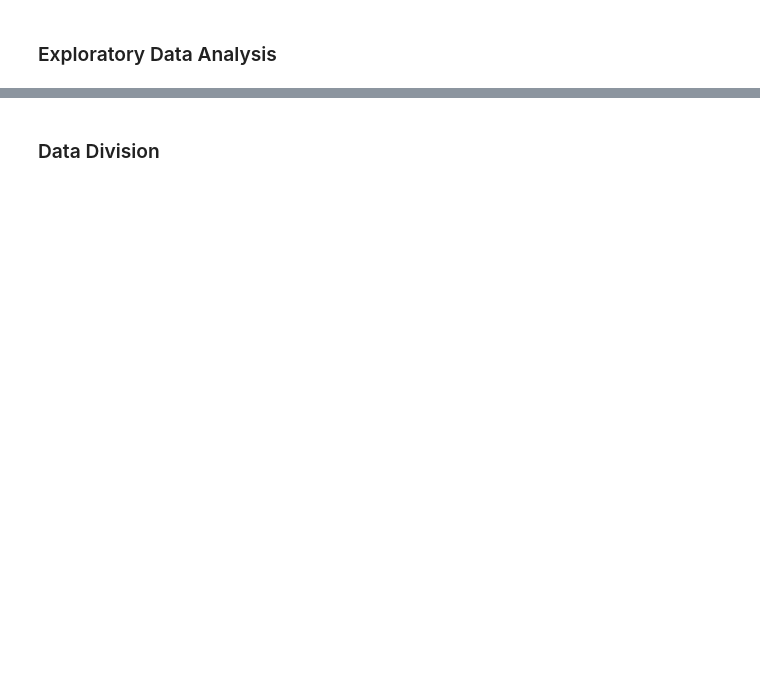
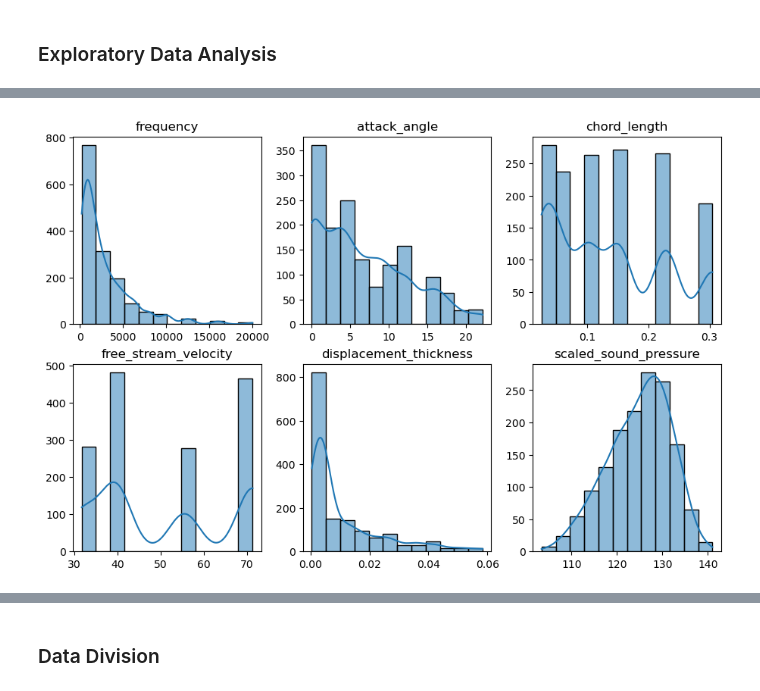
Before and after one commit to thiagoneye/master-machine_learning, a Jupyter notebook: notebooks/final_project.ipynb, the cells around one changed output, grey strips where cells are left out. Saved outputs shown, nothing was run; the diff lists cells and outputs as text; code cells hidden in the pictures; blank space fills up the shorter version.

```diff
--- a/notebooks/final_project.ipynb
+++ b/notebooks/final_project.ipynb
@@ -100,34 +145,36 @@ print(f"Duplicate data: {df.duplicated().sum()}")
 
 
 def sturges_bins(x):
     x = np.asarray(x)
     x = x[~np.isnan(x)]
     n = len(x)
     if n <= 1:
         return 1, np.inf
 
     k = math.ceil(math.log2(n)) + 1
     data_range = x.max() - x.min()
     h = data_range / k if data_range > 0 else np.inf
     h = math.ceil(h)
 
     return k, h
 
 
 # Plot of Histograms
 
 fig, axes = plt.subplots(ncols=3, nrows=2, figsize=(9, 6), constrained_layout=True)
 axes = axes.flatten()
 
 for idx, col in enumerate(df.columns):
     if col != "type":
         data = df[col].values
         k, _ = sturges_bins(data)
 
         sns.histplot(data=data, bins=k, kde=True, ax=axes[idx])
-        axes[idx].set_title(f"{col.replace("features/", "")}")
+        axes[idx].set_title(col)
         axes[idx].set_xlabel("")
         axes[idx].set_ylabel("")
+# %% [output]
+[figure, added]
 # %%
 # Correlation Matrix
 
```
Also changed, not shown: parts of 28 cells of this notebook.
